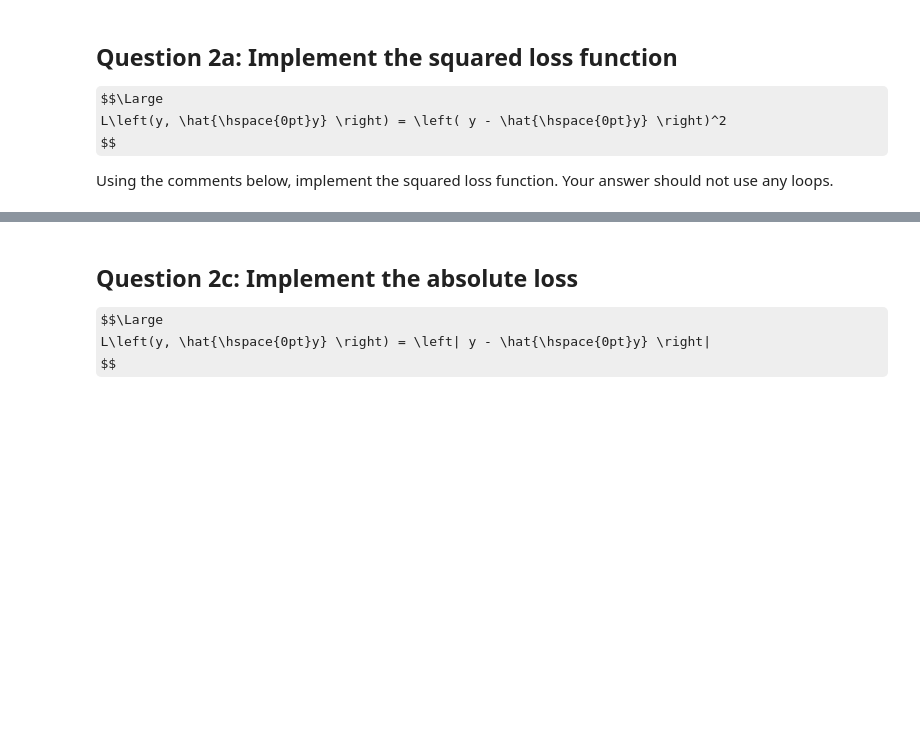
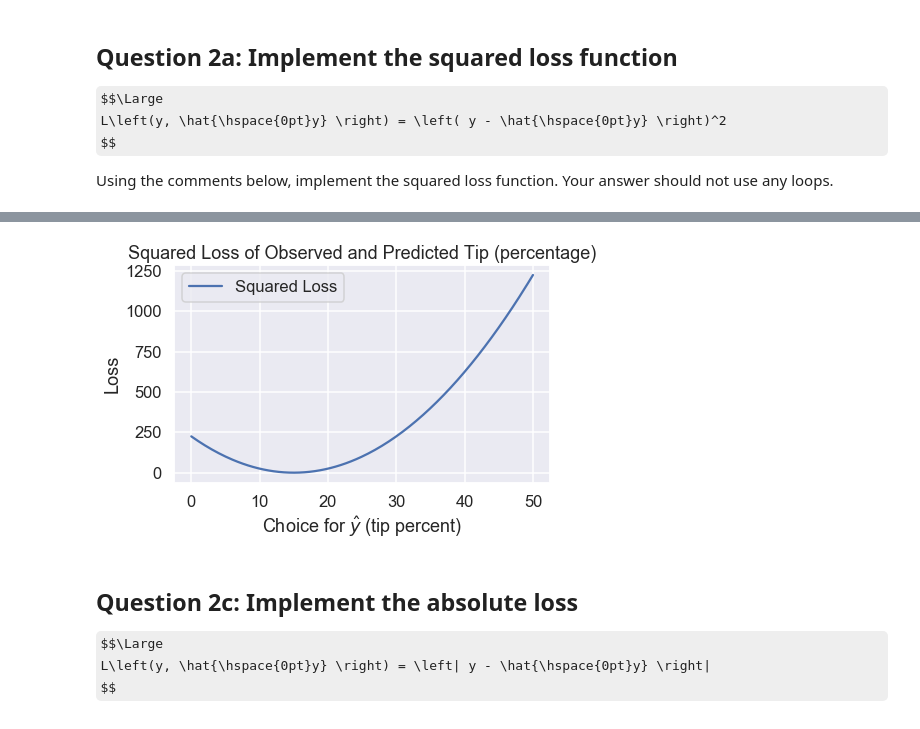
Before and after one commit to Calvin-Data-Science/data202, a Jupyter notebook: src/lab3_WIP.ipynb, the cells around one changed output, grey strips where cells are left out. Saved outputs shown, nothing was run; the diff lists cells and outputs as text; code cells hidden in the pictures; some formulas as TeX source; blank space fills up the shorter version.

```diff
--- a/src/lab3_WIP.ipynb
+++ b/src/lab3_WIP.ipynb
@@ -126,5 +138,6 @@ def squared_loss(y_obs, y_hat):
     ------------
     An array of loss values corresponding to the squared loss for each prediction
     """
-    ...
-    ...
+    # === BEGIN SOLUTION ===
+    return (y_obs - y_hat) ** 2
+    # === END SOLUTION ===
@@ -142,13 +155,14 @@ name: q2b
 # %%
-y = 3.00
-x = 28.00
-thetas = np.linspace(0, 0.3, 200) # A range of theta values
+y_obs = 15.
+yhats = np.linspace(0, 50, 200) # A range of possible values to predict
 
 ## Finish this by replacing 0.0 with the correct calculation
-## Hint: You will use squared_loss y, model, theta and x
+## Hint: You will use squared_loss, y_obs, and y_hat
 #loss should be a numpy array where the ith entry corresponds to the loss for the ith theta
-loss = np.array([ 0.0 for theta in thetas])
+loss = np.array([ 0.0 for y_hat in yhats])
 
-...
+# === BEGIN SOLUTION ===
+loss = np.array([ squared_loss(y_obs, y_hat) for y_hat in yhats])
+# === END SOLUTION ===
 # %%
 ok.grade("q2b");
@@ -157,12 +173,14 @@ To test your loss calculation above, run the cell below, and it should produce t
 
 ![squared loss](squared_loss.png)
 # %%
-plt.plot(thetas, loss, label="Squared Loss")
-plt.title("Squared Loss of Observed and Predicted Tip (in dollars)")
-plt.xlabel(r"Choice for $\theta$ (tip percent)")
+plt.plot(yhats, loss, label="Squared Loss")
+plt.title("Squared Loss of Observed and Predicted Tip (percentage)")
+plt.xlabel(r"Choice for $\hat{y}$ (tip percent)")
 plt.ylabel(r"Loss")
-plt.legend(loc=4)
+plt.legend(loc='best')
 plt.savefig("squared_loss_my_plot.png",  bbox_inches = 'tight')
+# %% [output]
+[figure, added]
 # %% [markdown]
 ## Question 2c: Implement the absolute loss
 
```
Also changed, not shown: parts of 48 cells of this notebook.
